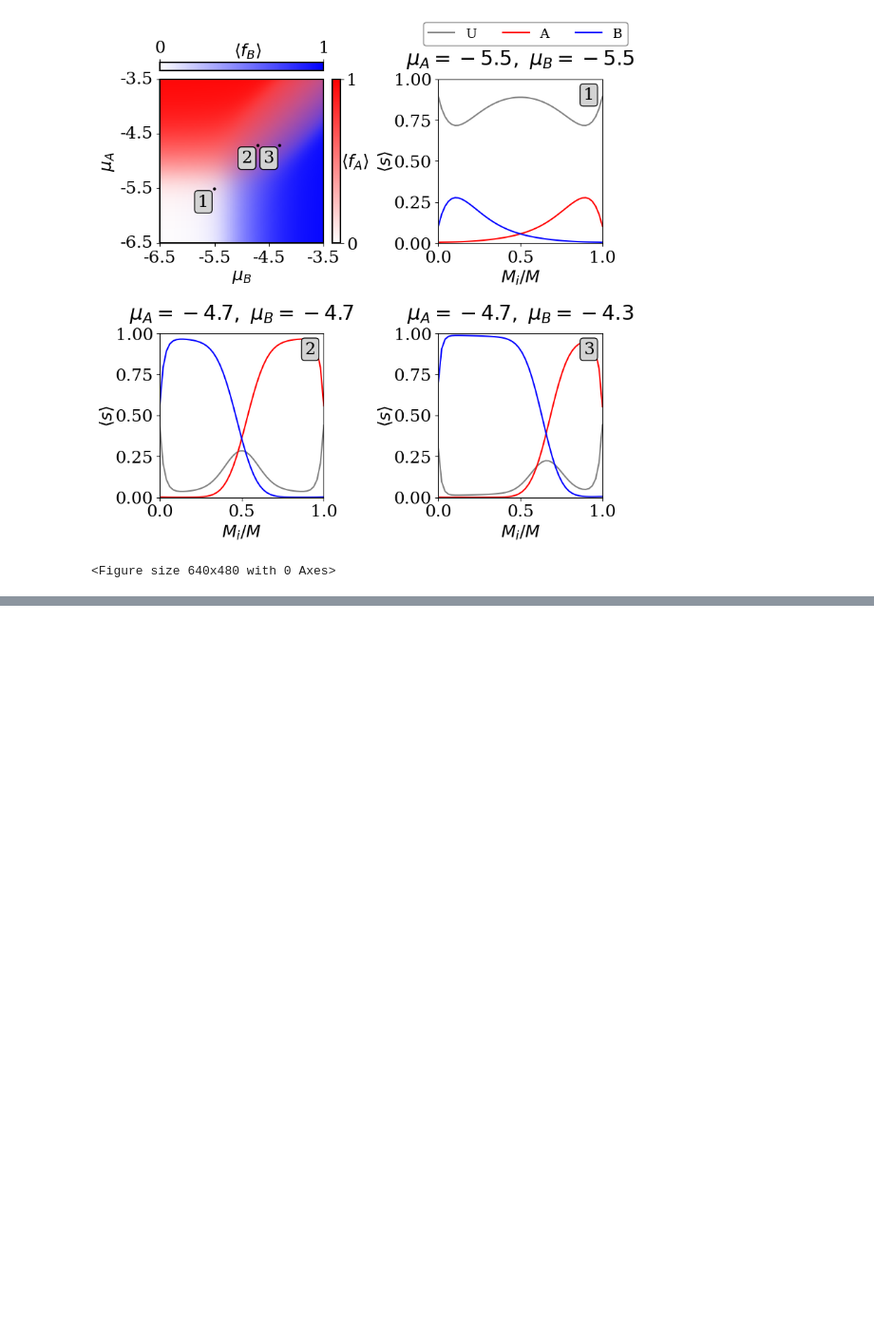
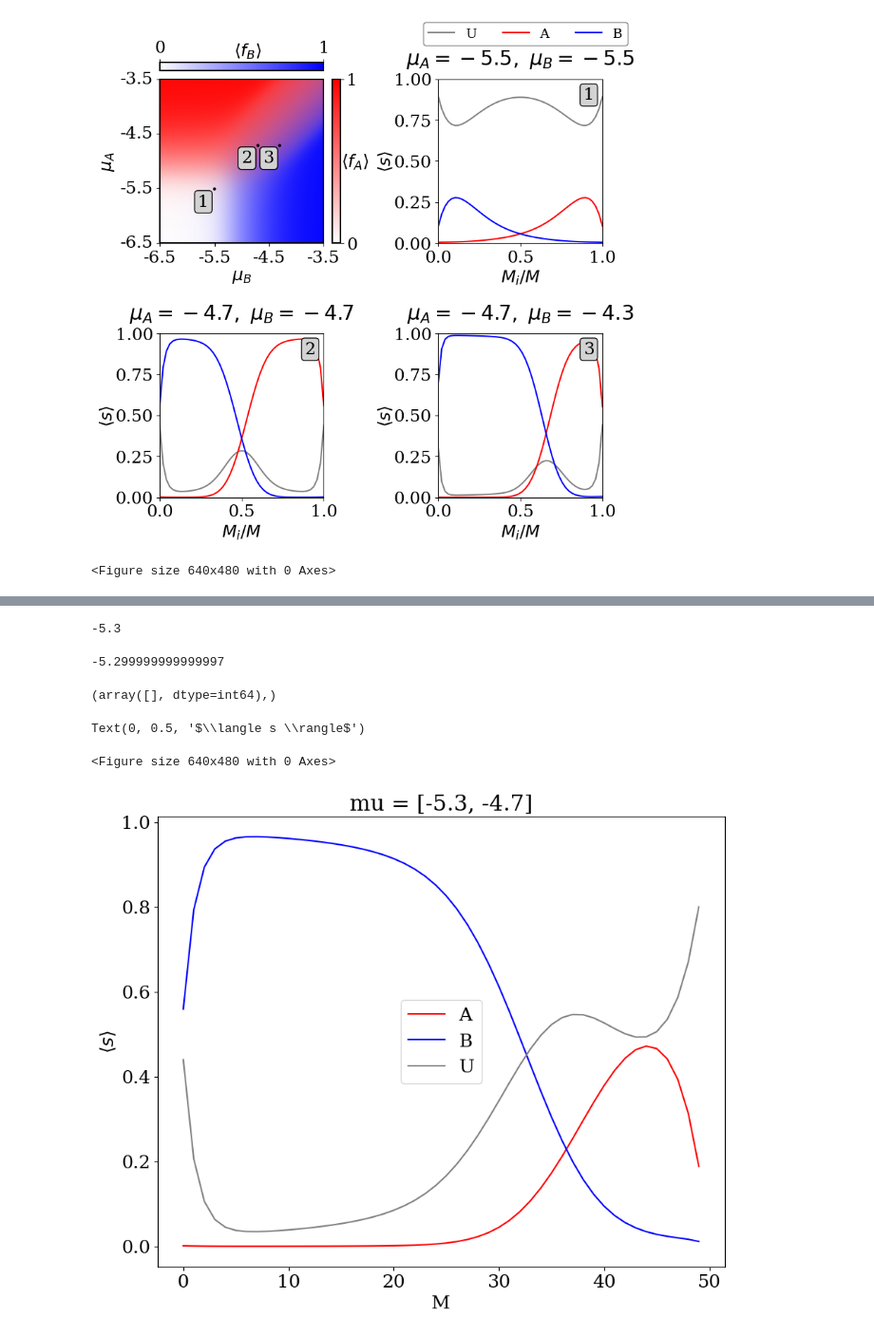
Before and after one commit to tmhabte/wlcsim_membrane, a Jupyter notebook: binder_diblock/alt_bindaff_paper_figs.ipynb, the cells around one changed output, grey strips where cells are left out. Shown at 95% size. Saved outputs shown, nothing was run; the diff lists cells and outputs as text; code cells hidden in the pictures; blank space fills up the shorter version.

```diff
--- a/binder_diblock/alt_bindaff_paper_figs.ipynb
+++ b/binder_diblock/alt_bindaff_paper_figs.ipynb
@@ -953,0 +1412,3 @@ plt.savefig('bingingmap_fig3_ALT.png')
+# %%
+%%time
+s_bind_A_ALL, s_bind_B_ALL = calc_binding_states(psol)
@@ -953,0 +1418,42 @@ plt.savefig('bingingmap_fig3_ALT.png')
+# %%
+mu1
+# %% [output]
+-5.3
+# %%
+mu1_array[8]
+# %% [output]
+-5.299999999999997
+# %%
+np.where(mu1_array == mu1)
+# %% [output]
+(array([], dtype=int64),)
+# %%
+fig = plt.figure()
+plt.figure(figsize=(10,8))
+
+font = {'family' : 'serif',
+        'weight':'normal',
+        'size': 18}
+plt.rc('font', **font)
+
+mu1 = np.round(-3.8-1.5, 1)
+mu2 = -3.2-1.5
+
+mu1_ind = np.where(mu1_array == mu1)[0][0]
+mu2_ind = np.where(mu2_array == mu2)[0][0]
+
+s_bnd_A = s_bind_A_ALL[mu1_ind,mu2_ind,:]
+s_bnd_B = s_bind_B_ALL[mu1_ind,mu2_ind,:]
+s_unbnd = 1 - (s_bnd_A+s_bnd_B)
+
+plt.plot(np.arange(len(s_bnd_A)), s_bnd_A, color = "red", label = "A")
+plt.plot(np.arange(len(s_bnd_A)), s_bnd_B, color = "blue", label = "B")
+plt.plot(np.arange(len(s_bnd_A)), s_unbnd, color = "grey", label = "U")
+plt.legend()
+plt.title(r"mu = [%s, %s]" % (mu1, mu2))
+plt.xlabel("M")
+plt.ylabel(r"$\langle s \rangle$")
+# %% [output]
+Text(0, 0.5, '$\\langle s \\rangle$')
+<Figure size 640x480 with 0 Axes>
+[figure, added]
```
Also changed, not shown: parts of 23 cells of this notebook.
